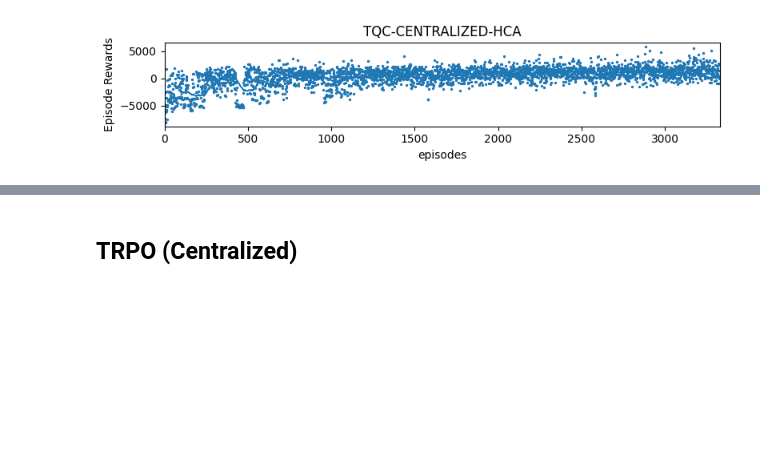
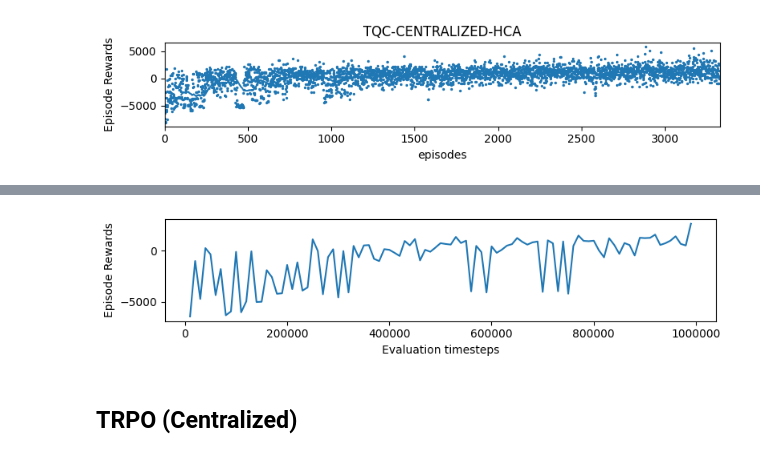
Before and after one commit to TheShenk/hai-nonconflict-action-learning, a Jupyter notebook: experiments.ipynb, the cells around one changed output, grey strips where cells are left out. Drawn from its saved outputs; the diff is of its cells as text; code cells hidden in the pictures; blank space fills up the shorter version.

```diff
--- a/experiments.ipynb
+++ b/experiments.ipynb
@@ -1371,3 +1429,9 @@ display.clear_output(wait=True)
+# %%
+utils.plot_eval_results(eval_log_dir)
+display.display(plt.gcf())
+display.clear_output(wait=True)
+# %% [output]
+[figure, added]
 # %% [markdown]
 ## TRPO (Centralized)
 # %%
```
Also changed, not shown: parts of 10 cells of this notebook, 2 other files.
